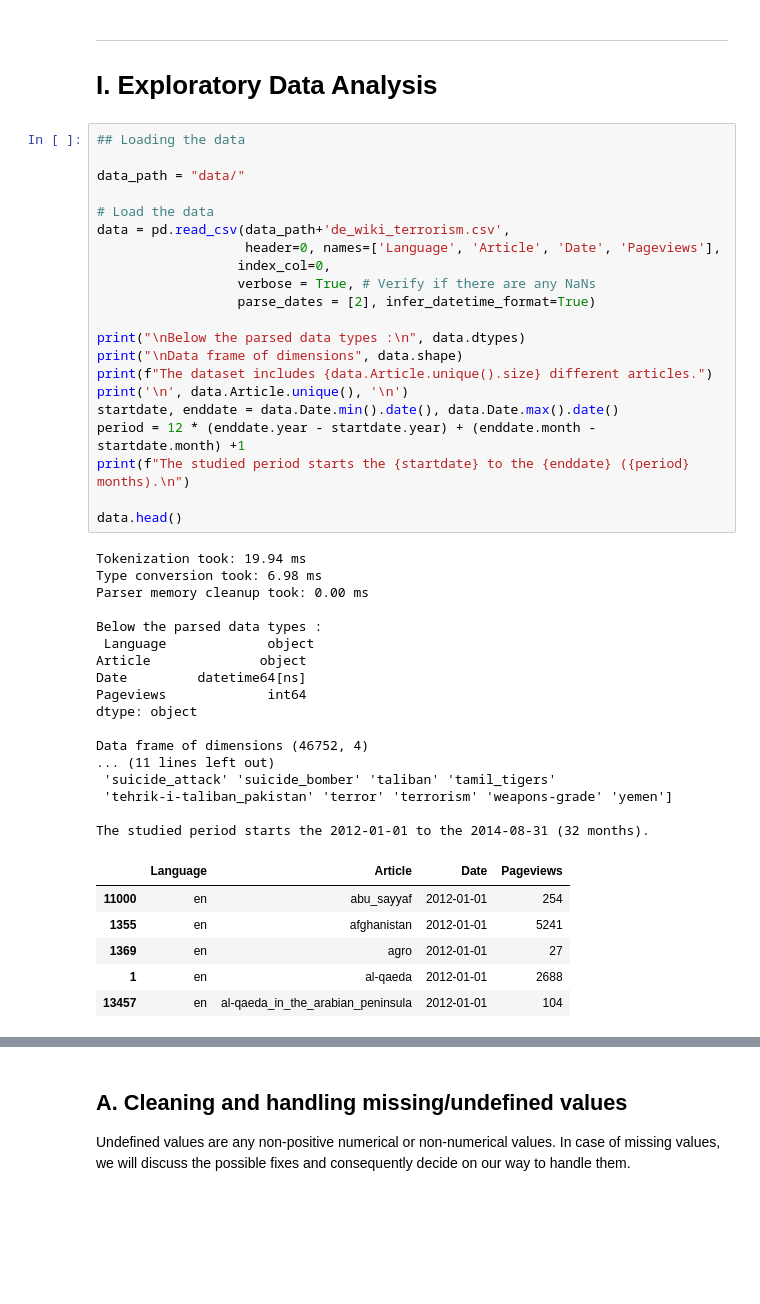
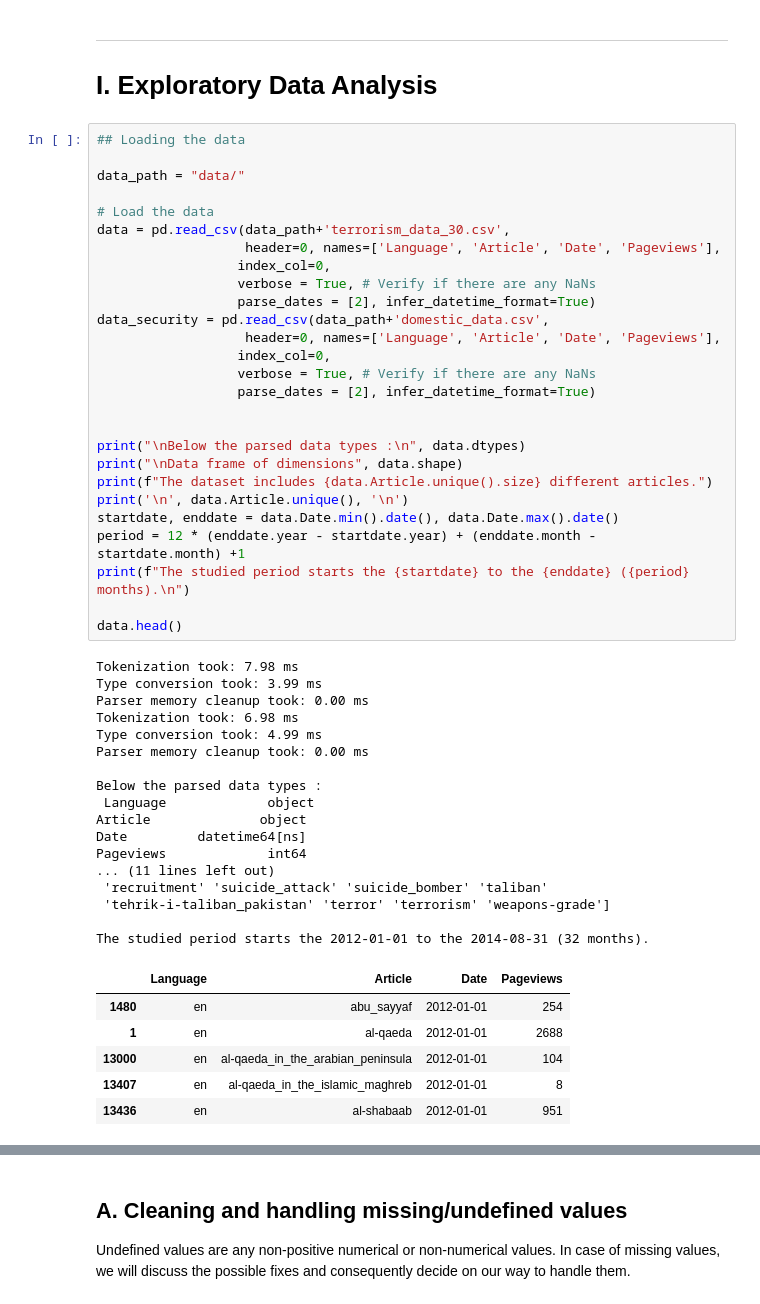
Before and after one commit to epfl-ada/ada-2020-project-milestone-p3-p3_studybuddy, a Jupyter notebook: MilestoneP3.ipynb, the cells around one changed output, grey strips where cells are left out. Saved outputs shown, nothing was run; the diff lists cells and outputs as text; blank space fills up the shorter version.

```diff
--- a/MilestoneP3.ipynb
+++ b/MilestoneP3.ipynb
@@ -15,46 +16,52 @@ sns.set(style='whitegrid')
 
 data_path = "data/"
 
 # Load the data
-data = pd.read_csv(data_path+'de_wiki_terrorism.csv',
+data = pd.read_csv(data_path+'terrorism_data_30.csv',
                    header=0, names=['Language', 'Article', 'Date', 'Pageviews'],
                   index_col=0,
                   verbose = True, # Verify if there are any NaNs
                   parse_dates = [2], infer_datetime_format=True)
+data_security = pd.read_csv(data_path+'domestic_data.csv',
+                   header=0, names=['Language', 'Article', 'Date', 'Pageviews'],
+                  index_col=0,
+                  verbose = True, # Verify if there are any NaNs
+                  parse_dates = [2], infer_datetime_format=True)
+
 
 print("\nBelow the parsed data types :\n", data.dtypes)
 print("\nData frame of dimensions", data.shape)
 print(f"The dataset includes {data.Article.unique().size} different articles.")
 print('\n', data.Article.unique(), '\n')
 startdate, enddate = data.Date.min().date(), data.Date.max().date()
 period = 12 * (enddate.year - startdate.year) + (enddate.month - startdate.month) +1
 print(f"The studied period starts the {startdate} to the {enddate} ({period} months).\n")
 
 data.head()
 # %% [output]
-Tokenization took: 19.94 ms
-Type conversion took: 6.98 ms
+Tokenization took: 7.98 ms
+Type conversion took: 3.99 ms
+Parser memory cleanup took: 0.00 ms
+Tokenization took: 6.98 ms
+Type conversion took: 4.99 ms
 Parser memory cleanup took: 0.00 ms
 
 Below the parsed data types :
  Language             object
 Article              object
 Date         datetime64[ns]
 Pageviews             int64
-dtype: object
-
-Data frame of dimensions (46752, 4)
 ... (11 lines left out)
- 'suicide_attack' 'suicide_bomber' 'taliban' 'tamil_tigers'
- 'tehrik-i-taliban_pakistan' 'terror' 'terrorism' 'weapons-grade' 'yemen']
+ 'recruitment' 'suicide_attack' 'suicide_bomber' 'taliban'
+ 'tehrik-i-taliban_pakistan' 'terror' 'terrorism' 'weapons-grade']
 
 The studied period starts the 2012-01-01 to the 2014-08-31 (32 months).
 |  | Language | Article | Date | Pageviews |
-| 11000 | en | abu_sayyaf | 2012-01-01 | 254 |
-| 1355 | en | afghanistan | 2012-01-01 | 5241 |
-| 1369 | en | agro | 2012-01-01 | 27 |
+| 1480 | en | abu_sayyaf | 2012-01-01 | 254 |
 | 1 | en | al-qaeda | 2012-01-01 | 2688 |
-| 13457 | en | al-qaeda_in_the_arabian_peninsula | 2012-01-01 | 104 |
+| 13000 | en | al-qaeda_in_the_arabian_peninsula | 2012-01-01 | 104 |
+| 13407 | en | al-qaeda_in_the_islamic_maghreb | 2012-01-01 | 8 |
+| 13436 | en | al-shabaab | 2012-01-01 | 951 |
 # %%
 #Understanding the index
 print("Are the values in the first column unique ? ", data.index.is_unique)
```
Also changed, not shown: parts of 17 cells of this notebook.
